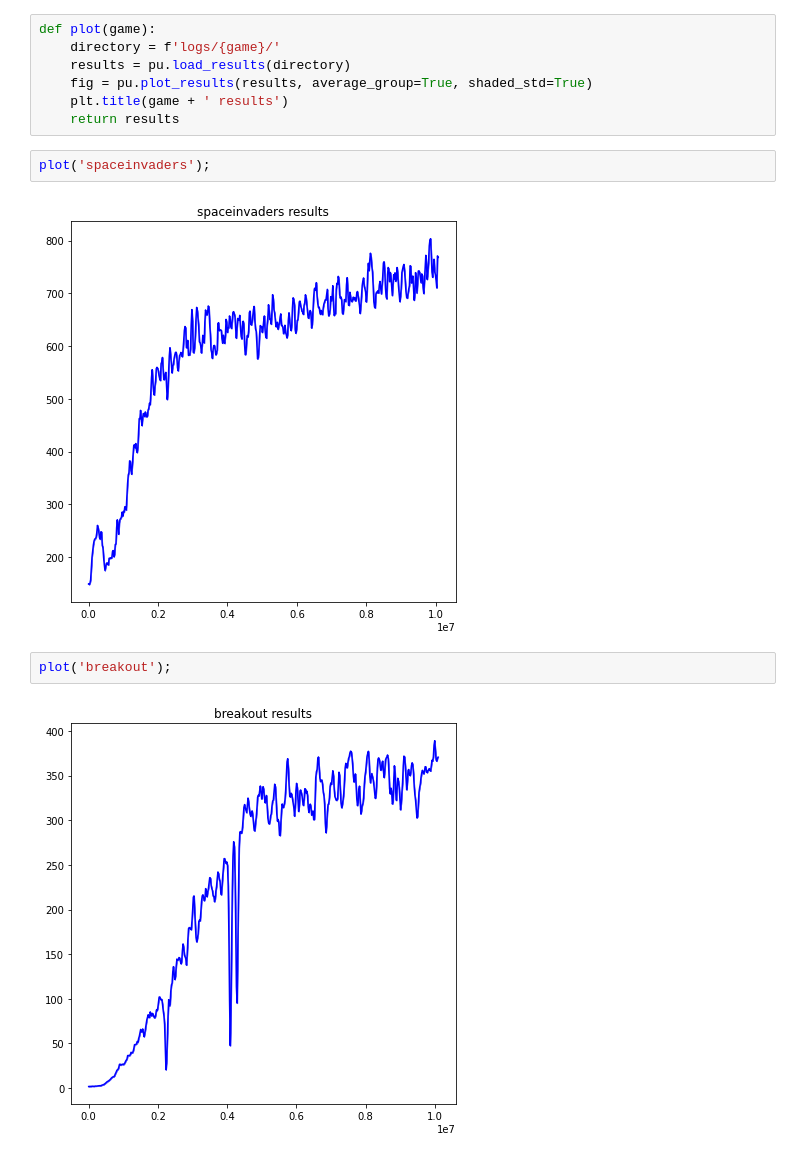
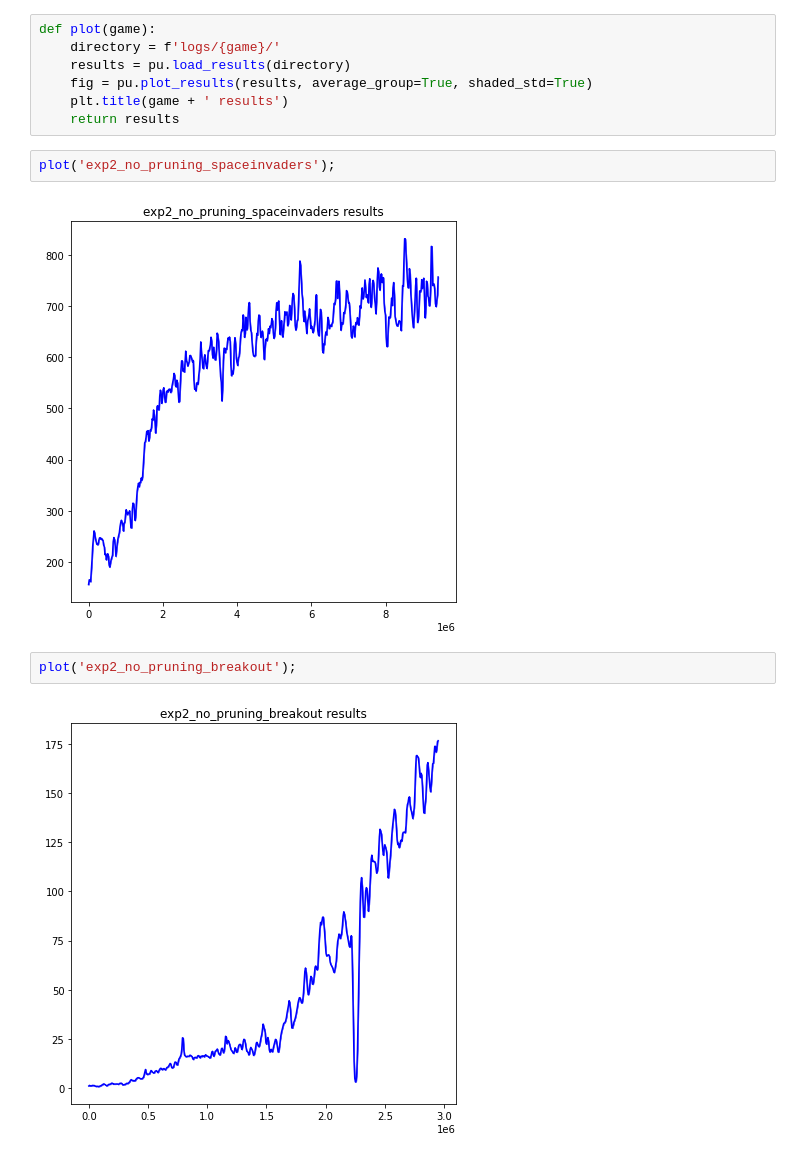
Before and after one commit to edjah/neuro140-final-project, a Jupyter notebook: pytorch-a2c-ppo-acktr-gail/visualize.ipynb, the cells around one changed output. Saved outputs shown, nothing was run; the diff lists cells and outputs as text.

```diff
--- a/pytorch-a2c-ppo-acktr-gail/visualize.ipynb
+++ b/pytorch-a2c-ppo-acktr-gail/visualize.ipynb
@@ -13,11 +13,11 @@ def plot(game):
     plt.title(game + ' results')
     return results
 # %%
-plot('spaceinvaders');
+plot('exp2_no_pruning_spaceinvaders');
 # %% [output]
-[figure, old version]
+[figure, new version]
 # %%
-plot('breakout');
+plot('exp2_no_pruning_breakout');
 # %% [output]
-[figure, old version]
+[figure, new version]
 # %%
```
Also changed, not shown: parts of 2 cells of this notebook, 3 other files.
